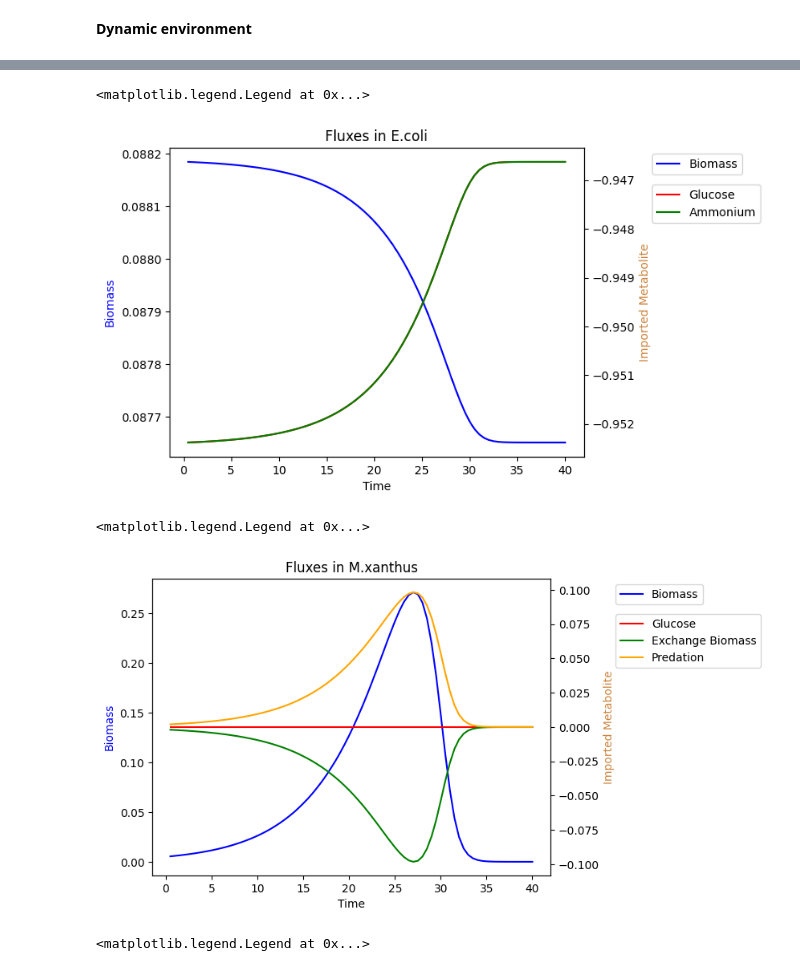
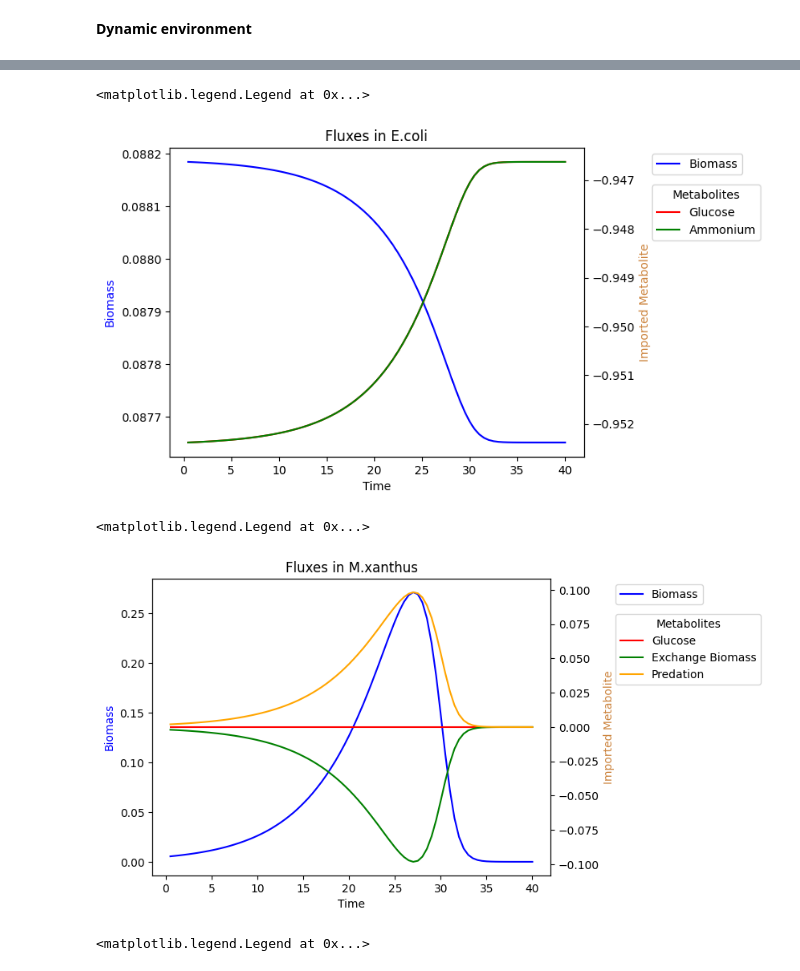
Before and after one commit to BondonMickael/M_xanthus-E_coli-Predation, a Jupyter notebook: notebooks/compart_model.ipynb, the cells around one changed output, grey strips where cells are left out. Cells and saved outputs as stored; diff of their text form; code cells hidden in the pictures.

Commit message:
- Add exported reaction to the environment - Add annotation - Add plot to visualize the metabolites evolution - Get the iMat Data - Sort Github folders

```diff
--- a/notebooks/compart_model.ipynb
+++ b/notebooks/compart_model.ipynb
@@ -365,20 +474,17 @@ with tqdm(total=tf) as pbar:
 # %%
 glucose = []
-oxygen = []
 ammonium = []
 biomass = []
 
 for i in fluxes_E:
     glucose.append(i["EX_glc__D_e"])
     biomass.append(i["BIOMASS_Ec_iML1515_core_75p37M"])
-    oxygen.append(i["EX_o2_e"])
     ammonium.append(i["EX_nh4_e"])
 
 ax = plt.subplot(111)
 ax.plot(time_point[1:], biomass, color="blue", label="Biomass")
 ax2 = plt.twinx(ax)
 ax2.plot(time_point[1:], glucose, color="red", label="Glucose")
-# ax2.plot(time_point[1:], oxygen, color="orange", label="Oxygen")
 ax2.plot(time_point[1:], ammonium, color="green", label="Ammonium")
 ax.set_ylabel("Biomass", color="blue")
 ax2.set_ylabel("Imported Metabolite", color="peru")
@@ -386,42 +492,39 @@ ax.set_xlabel("Time")
 
 ax.set_title("Fluxes in E.coli")
 ax.legend(bbox_to_anchor=(1.15, 1), loc="upper left")
-ax2.legend(bbox_to_anchor=(1.15, 0.90), loc="upper left")
+ax2.legend(bbox_to_anchor=(1.15, 0.90), loc="upper left", title="Metabolites")
 # %% [output]
 <matplotlib.legend.Legend at 0x...>
-[figure, old version]
+[figure, new version]
 # %%
 glucose = []
-oxygen = []
 EX_bio = []
 PR = []
 biomass = []
 
 for i in fluxes_M:
     glucose.append(i["EX_glc__D_e"])
     biomass.append(i["OF_BIOMASS"])
-    oxygen.append(i["EX_o2_e"])
     PR.append(i["PR_BIOMASS"])
     EX_bio.append(i["EX_Biomass_e"])
 
 ax = plt.subplot(111)
 ax.plot(time_point[1:], biomass, color="blue", label="Biomass")
 ax2 = plt.twinx(ax)
 ax2.plot(time_point[1:], glucose, color="red", label="Glucose")
-# ax2.plot(time_point[1:], oxygen, color="orange", label="Oxygen")
 ax2.plot(time_point[1:], EX_bio, color="green", label="Exchange Biomass")
 ax2.plot(time_point[1:], PR, color="orange", label="Predation")
 
 ax.set_ylabel("Biomass", color="blue")
 ax2.set_ylabel("Imported Metabolite", color="peru")
 ax.set_xlabel("Time")
 
 ax.set_title("Fluxes in M.xanthus")
 ax.legend(bbox_to_anchor=(1.15, 1), loc="upper left")
-ax2.legend(bbox_to_anchor=(1.15, 0.90), loc="upper left")
+ax2.legend(bbox_to_anchor=(1.15, 0.90), loc="upper left", title="Metabolites")
 # %% [output]
 <matplotlib.legend.Legend at 0x...>
-[figure, old version]
+[figure, new version]
 # %%
 biomass_E = []
 biomass_M = []
```
Also changed, not shown: parts of 10 cells of this notebook, 20 other files.
